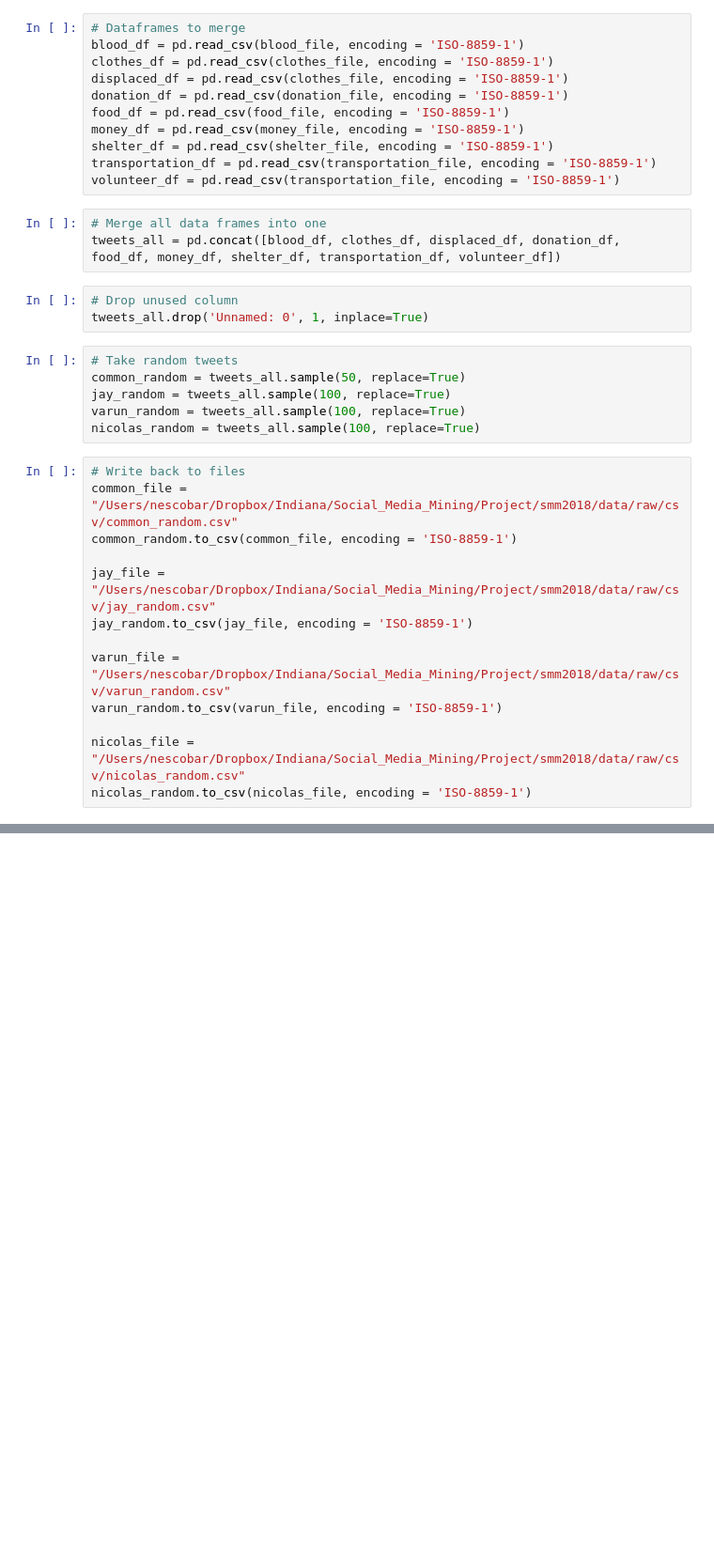
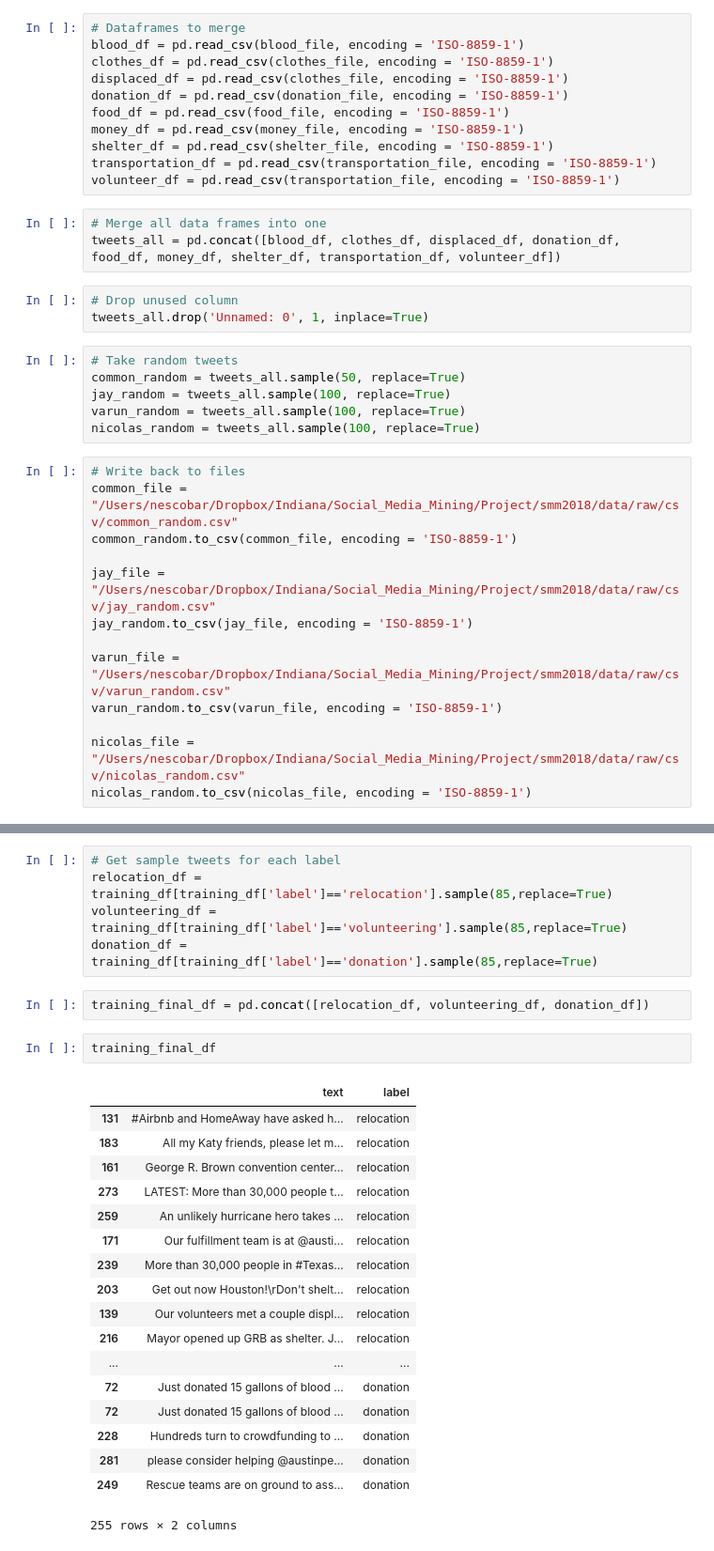
Before and after one commit to nescobar/smm2018, a Jupyter notebook: code/smm_twitter_merge_files.ipynb, the cells around one changed output, grey strips where cells are left out. Shown: that part at 94% size. Cells and saved outputs as stored; diff of their text form; blank space fills up the shorter version.

```diff
--- a/code/smm_twitter_merge_files.ipynb
+++ b/code/smm_twitter_merge_files.ipynb
@@ -49,0 +82,28 @@ nicolas_random.to_csv(nicolas_file, encoding = 'ISO-8859-1')
+# %%
+# Get sample tweets for each label
+relocation_df = training_df[training_df['label']=='relocation'].sample(85,replace=True)
+volunteering_df = training_df[training_df['label']=='volunteering'].sample(85,replace=True)
+donation_df = training_df[training_df['label']=='donation'].sample(85,replace=True)
+# %%
+training_final_df = pd.concat([relocation_df, volunteering_df, donation_df])
+# %%
+training_final_df
+# %% [output]
+|  | text | label |
+| 131 | #Airbnb and HomeAway have asked h... | relocation |
+| 183 | All my Katy friends, please let m... | relocation |
+| 161 | George R. Brown convention center... | relocation |
+| 273 | LATEST: More than 30,000 people t... | relocation |
+| 259 | An unlikely hurricane hero takes ... | relocation |
+| 171 | Our fulfillment team is at @austi... | relocation |
+| 239 | More than 30,000 people in #Texas... | relocation |
+| 203 | Get out now Houston!\rDon't shelt... | relocation |
+| 139 | Our volunteers met a couple displ... | relocation |
+| 216 | Mayor opened up GRB as shelter. J... | relocation |
+| ... | ... | ... |
+| 72 | Just donated 15 gallons of blood ... | donation |
+| 72 | Just donated 15 gallons of blood ... | donation |
+| 228 | Hundreds turn to crowdfunding to ... | donation |
+| 281 | please consider helping @austinpe... | donation |
+| 249 | Rescue teams are on ground to ass... | donation |
+255 rows × 2 columns
```
Also changed, not shown: parts of 4 cells of this notebook, 1 other file.
